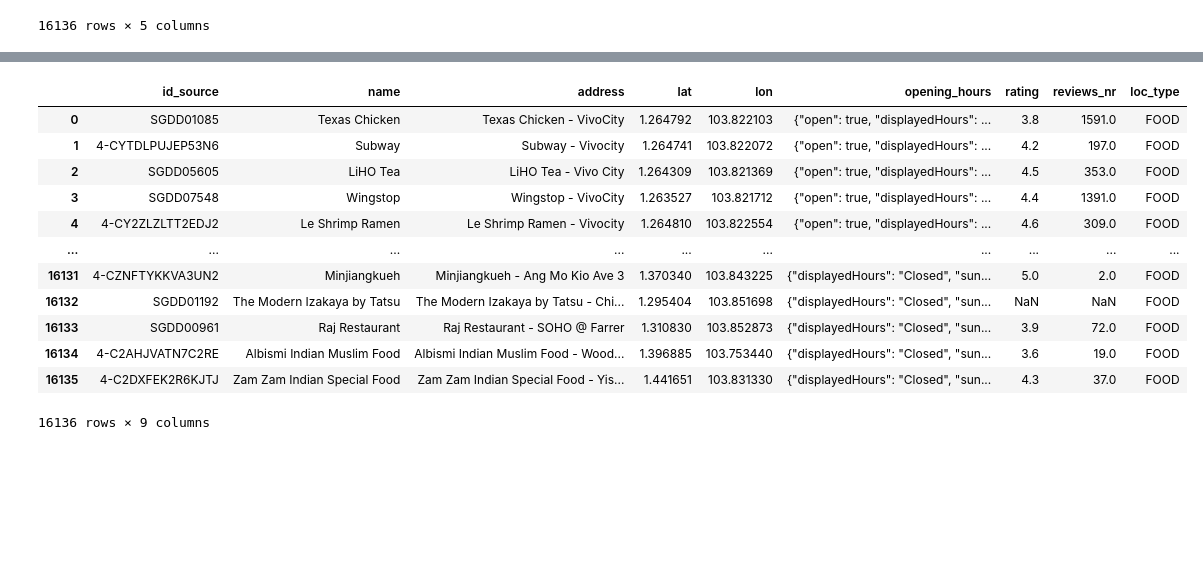
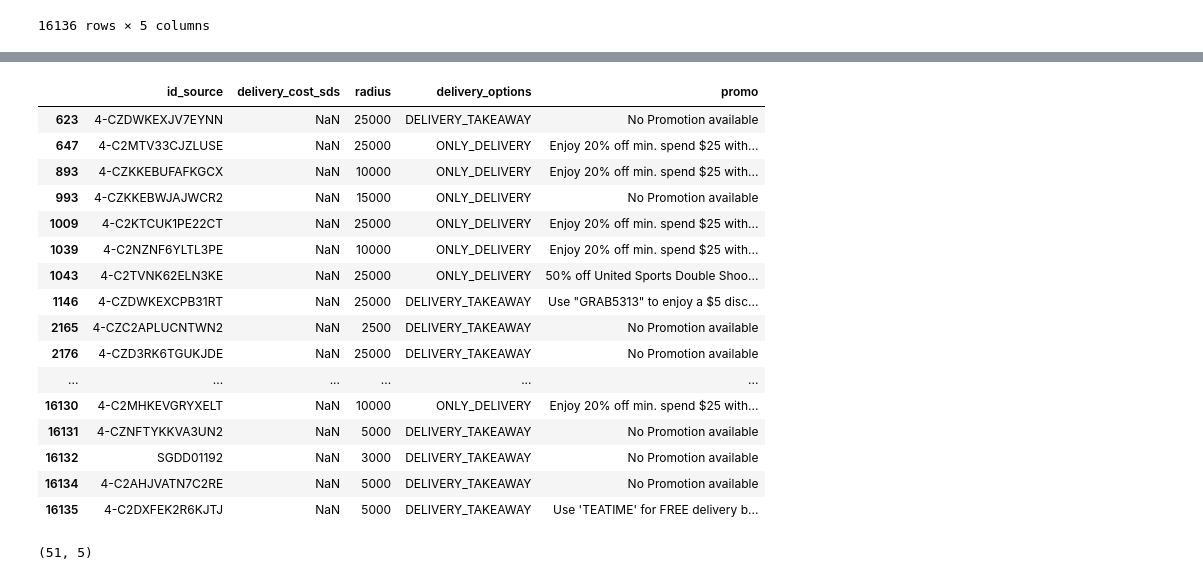
Before and after one commit to leehegithub/grab_restuarant_analysis, a Jupyter notebook: rosni_grab_restaurant.ipynb, the cells around one changed output, grey strips where cells are left out. Saved outputs shown, nothing was run; the diff lists cells and outputs as text; code cells hidden in the pictures; blank space fills up the shorter version.

Commit message:
delivery_df modified by filling rows with NaN values under promo column with "no promotion available"

```diff
--- a/rosni_grab_restaurant.ipynb
+++ b/rosni_grab_restaurant.ipynb
@@ -108,7 +130,15 @@ delivery.describe()
 # %%
-#copying all the contents of the table "delivery" and assigning the name "delivery_1"
-delivery_1=delivery.copy()
-#to delivery_1 adding extra column named delivery_cost_sds with value =delivery_cost/100
-delivery_1['delivery_cost_sds']=delivery['delivery_cost']/100
-delivery_1
+##delivery_promo = delivery_df['promo']
+#delivery_promo['promo'].fillna ("No promotion", inplace= True)
+# this code didnt work. so trying again
+# for thiscode delivery_promo =delivery_df[['promo']]
+#error message---C:\Users\Ros\AppData\Local\Temp\ipykernel_31724\4246233546.py:7: SettingWithCopyWarning:
+#A value is trying to be set on a copy of a slice from a DataFrame
+#See the caveats in the documentation: https://pandas.pydata.org/pandas-docs/stable/user_guide/indexing.html#returning-a-view-versus-a-copy
+
+#so i converted the delivery_promo table to df
+delivery_promo = pd.DataFrame({'promo': delivery_df['promo']})
+
+delivery_promo['promo'].fillna("No Promotion available", inplace= True)
+delivery_promo
 # %% [output]
@@ -127,0 +160,5 @@ delivery_1
+# %%
+
+# Using .loc to modify the original DataFrame without triggering the warning
+delivery_df.loc[:, 'promo'] = delivery_promo['promo']
+delivery_df
@@ -146,3 +195,9 @@ delivery_df
 # %%
-#saving the dataframe delivery_df to computer as a csv file named delivery
-delivery_df.to_csv('delivery.csv')
+# Using isna() method to create a boolean mask for NaN values
+nan_mask = delivery_df.isna().any(axis=1)
+
+# Filter the DataFrame to select rows with NaN values
+rows_with_nan = delivery_df[nan_mask]
+
+# Display the rows with NaN values
+print(rows_with_nan)
@@ -149,23 +222,25 @@ delivery_df.to_csv('delivery.csv')
 # %%
-#columns in the main df---'id_source', 'name', 'address', 'country', 'cuisine', 'currency',
-#'delivery_cost', 'lat', 'lon', 'opening_hours', 'image_url', 'radius', 'rating',
-#'reviews_nr', 'delivery_options', 'promo', 'loc_type', 'delivery_by', 'delivery_time'
-
-establishment= grab_rest[['id_source','name', 'address','lat','lon','opening_hours','rating','reviews_nr','loc_type']]
-establishment
+rows_with_nan
 # %% [output]
-|  | id_source | name | address | lat | lon | opening_hours | rating | reviews_nr | loc_type |
-| 0 | SGDD01085 | Texas Chicken | Texas Chicken - VivoCity | 1.264792 | 103.822103 | {"open": true, "displayedHours": ... | 3.8 | 1591.0 | FOOD |
-| 1 | 4-CYTDLPUJEP53N6 | Subway | Subway - Vivocity | 1.264741 | 103.822072 | {"open": true, "displayedHours": ... | 4.2 | 197.0 | FOOD |
-| 2 | SGDD05605 | LiHO Tea | LiHO Tea - Vivo City | 1.264309 | 103.821369 | {"open": true, "displayedHours": ... | 4.5 | 353.0 | FOOD |
-| 3 | SGDD07548 | Wingstop | Wingstop - VivoCity | 1.263527 | 103.821712 | {"open": true, "displayedHours": ... | 4.4 | 1391.0 | FOOD |
-| 4 | 4-CY2ZLZLTT2EDJ2 | Le Shrimp Ramen | Le Shrimp Ramen - Vivocity | 1.264810 | 103.822554 | {"open": true, "displayedHours": ... | 4.6 | 309.0 | FOOD |
-| ... | ... | ... | ... | ... | ... | ... | ... | ... | ... |
-| 16131 | 4-CZNFTYKKVA3UN2 | Minjiangkueh | Minjiangkueh - Ang Mo Kio Ave 3 | 1.370340 | 103.843225 | {"displayedHours": "Closed", "sun... | 5.0 | 2.0 | FOOD |
-| 16132 | SGDD01192 | The Modern Izakaya by Tatsu | The Modern Izakaya by Tatsu - Chi... | 1.295404 | 103.851698 | {"displayedHours": "Closed", "sun... | NaN | NaN | FOOD |
-| 16133 | SGDD00961 | Raj Restaurant | Raj Restaurant - SOHO @ Farrer | 1.310830 | 103.852873 | {"displayedHours": "Closed", "sun... | 3.9 | 72.0 | FOOD |
-| 16134 | 4-C2AHJVATN7C2RE | Albismi Indian Muslim Food | Albismi Indian Muslim Food - Wood... | 1.396885 | 103.753440 | {"displayedHours": "Closed", "sun... | 3.6 | 19.0 | FOOD |
-| 16135 | 4-C2DXFEK2R6KJTJ | Zam Zam Indian Special Food | Zam Zam Indian Special Food - Yis... | 1.441651 | 103.831330 | {"displayedHours": "Closed", "sun... | 4.3 | 37.0 | FOOD |
+|  | id_source | delivery_cost_sds | radius | delivery_options | promo |
+| 623 | 4-CZDWKEXJV7EYNN | NaN | 25000 | DELIVERY_TAKEAWAY | No Promotion available |
+| 647 | 4-C2MTV33CJZLUSE | NaN | 25000 | ONLY_DELIVERY | Enjoy 20% off min. spend $25 with... |
+| 893 | 4-CZKKEBUFAFKGCX | NaN | 10000 | ONLY_DELIVERY | Enjoy 20% off min. spend $25 with... |
+| 993 | 4-CZKKEBWJAJWCR2 | NaN | 15000 | ONLY_DELIVERY | No Promotion available |
+| 1009 | 4-C2KTCUK1PE22CT | NaN | 25000 | ONLY_DELIVERY | Enjoy 20% off min. spend $25 with... |
+| 1039 | 4-C2NZNF6YLTL3PE | NaN | 10000 | ONLY_DELIVERY | Enjoy 20% off min. spend $25 with... |
+| 1043 | 4-C2TVNK62ELN3KE | NaN | 25000 | ONLY_DELIVERY | 50% off United Sports Double Shoo... |
+| 1146 | 4-CZDWKEXCPB31RT | NaN | 25000 | DELIVERY_TAKEAWAY | Use "GRAB5313" to enjoy a $5 disc... |
+| 2165 | 4-CZC2APLUCNTWN2 | NaN | 2500 | DELIVERY_TAKEAWAY | No Promotion available |
+| 2176 | 4-CZD3RK6TGUKJDE | NaN | 25000 | DELIVERY_TAKEAWAY | No Promotion available |
+| ... | ... | ... | ... | ... | ... |
+| 16130 | 4-C2MHKEVGRYXELT | NaN | 10000 | ONLY_DELIVERY | Enjoy 20% off min. spend $25 with... |
+| 16131 | 4-CZNFTYKKVA3UN2 | NaN | 5000 | DELIVERY_TAKEAWAY | No Promotion available |
+| 16132 | SGDD01192 | NaN | 3000 | DELIVERY_TAKEAWAY | No Promotion available |
+| 16134 | 4-C2AHJVATN7C2RE | NaN | 5000 | DELIVERY_TAKEAWAY | No Promotion available |
+| 16135 | 4-C2DXFEK2R6KJTJ | NaN | 5000 | DELIVERY_TAKEAWAY | Use 'TEATIME' for FREE delivery b... |
-16136 rows × 9 columns
 # %%
-#trying to commit from visual studio code
+#To check how many columns and rows the contain NaN value.51 columns have NaN values under delivery_cost_sds
+rows_with_nan.shape
+# %% [output]
+(51, 5)
```
Also changed, not shown: parts of 12 cells of this notebook.
